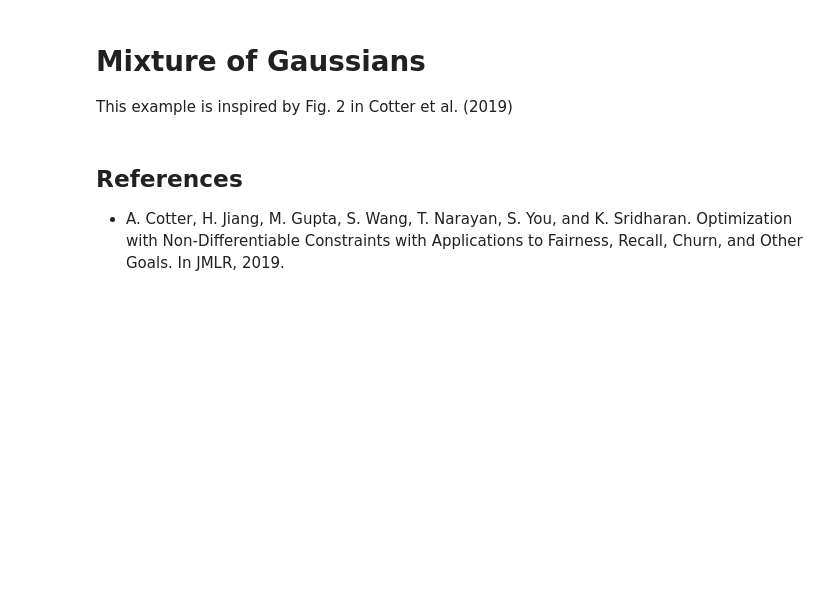
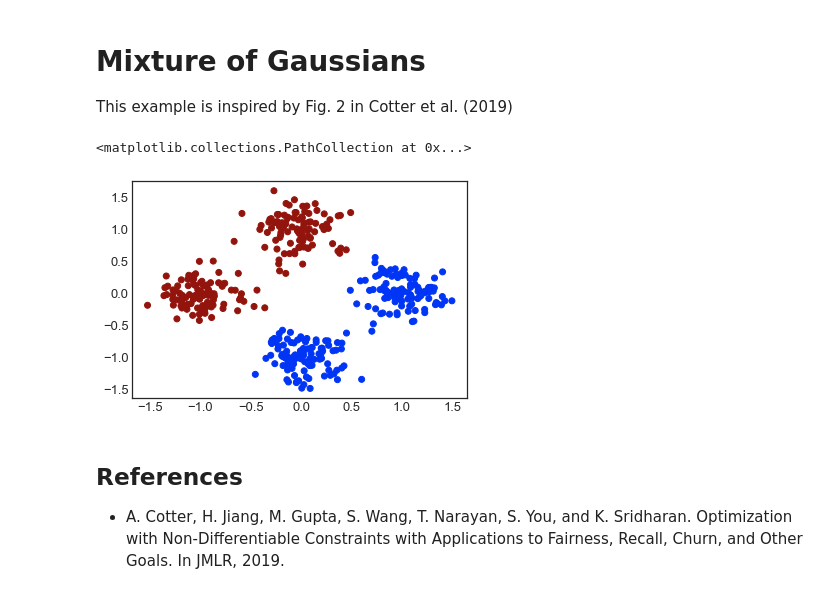
Before and after one commit to cooper-org/cooper, a Jupyter notebook: tutorials/Gaussian_mixture.ipynb, the cells around one changed output. Saved outputs shown, nothing was run; the diff lists cells and outputs as text; code cells hidden in the pictures; blank space fills up the shorter version.

Commit message:
Generate MoG dataset

```diff
--- a/tutorials/Gaussian_mixture.ipynb
+++ b/tutorials/Gaussian_mixture.ipynb
@@ -20,3 +17,33 @@ This example is inspired by Fig. 2 in Cotter et al. (2019)
+# %%
+# Generate dataset
+n_per_class = 100
+dim = 2
+n_gaussians = 4
+mus = [(0, 1), (-1, 0), (0, -1), (1, 0)]
+mus = [torch.tensor(m) for m in mus]
+var = 0.05
+
+inputs, labels = [], []
+
+for id in range(n_gaussians):
+    # Generate input data by mu + x @ sqrt(cov)
+    cov = np.sqrt(var) * torch.eye(dim)
+    mu = mus[id]
+    inputs.append(mu + torch.randn(n_per_class, dim) @ cov)
+
+    # Labels
+    labels.append(torch.tensor(n_per_class * [1 if id < 2 else 0]))
+
+inputs = torch.cat(inputs, dim=0)
+labels = torch.cat(labels, dim=0)
+# %%
+red, blue = style_utils.COLOR_DICT['red'], style_utils.COLOR_DICT['blue']
+colors = [red if l == 1 else blue for l in labels.flatten()]
+
+plt.scatter(*torch.transpose(inputs, 0, 1), color=colors)
+# %% [output]
+<matplotlib.collections.PathCollection at 0x...>
+[figure, added]
 # %%
 class MixtureSeparation(cooper.ConstrainedMinimizationProblem):
     def __init__(self, is_constrained, use_proxy=False):
```
Also changed, not shown: parts of 2 cells of this notebook.
